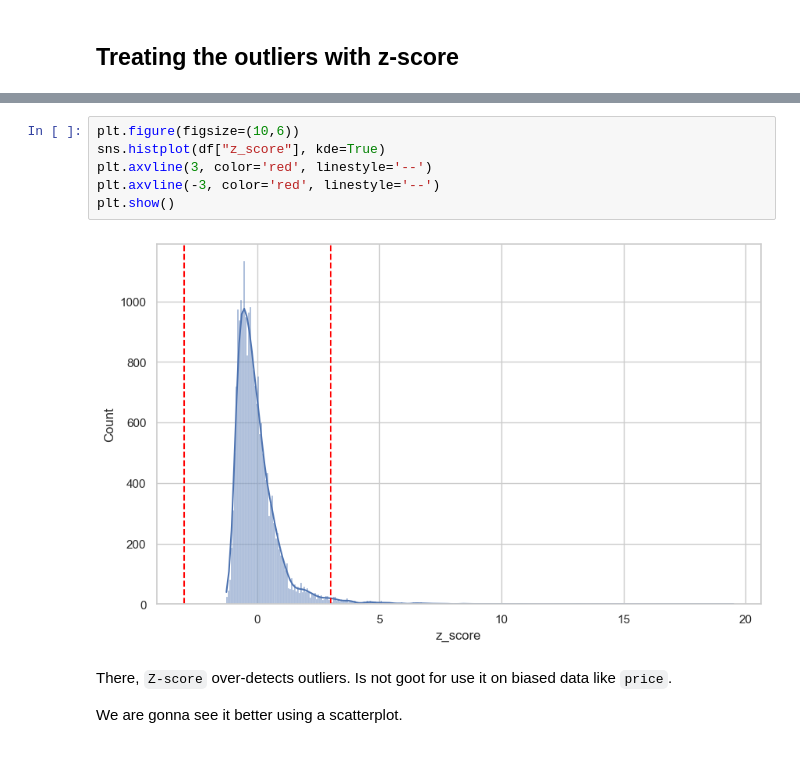
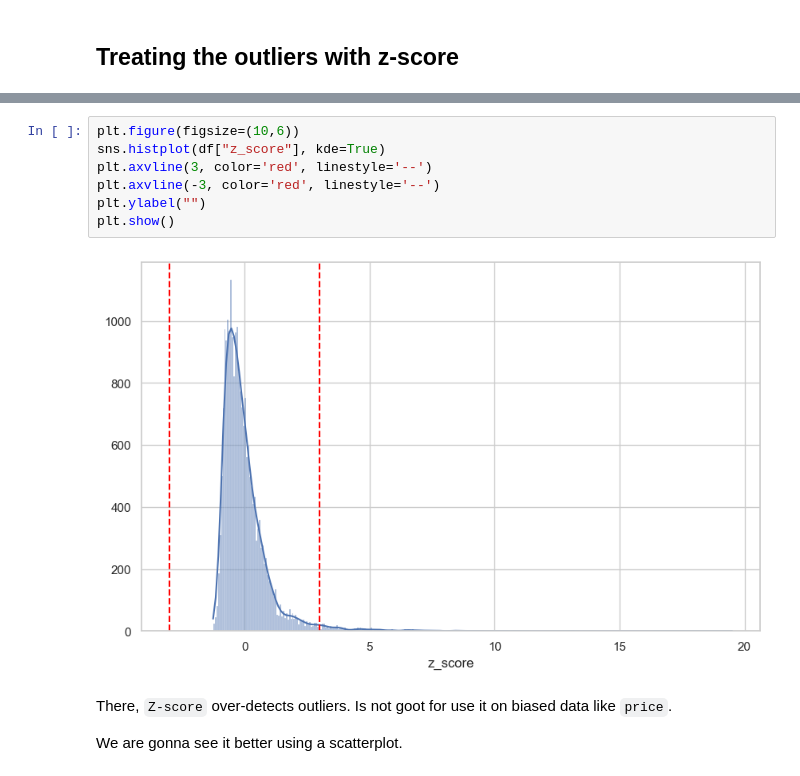
Before and after one commit to iKebb/Ironhack-Project03_IronKaggle, a Jupyter notebook: main.ipynb, the cells around one changed output, grey strips where cells are left out. Drawn from its saved outputs; the diff is of its cells as text.

```diff
--- a/main.ipynb
+++ b/main.ipynb
@@ -441,11 +457,12 @@ outliers_z.sample(3)
 # %%
 plt.figure(figsize=(10,6))
 sns.histplot(df["z_score"], kde=True)
 plt.axvline(3, color='red', linestyle='--')
 plt.axvline(-3, color='red', linestyle='--')
+plt.ylabel("")
 plt.show()
 # %% [output]
-[figure, old version]
+[figure, new version]
 # %% [markdown]
 There, `Z-score` over-detects outliers. Is not goot for use it on biased data like `price`.
 
```
Also changed, not shown: parts of 3 cells of this notebook, 5 other files.
